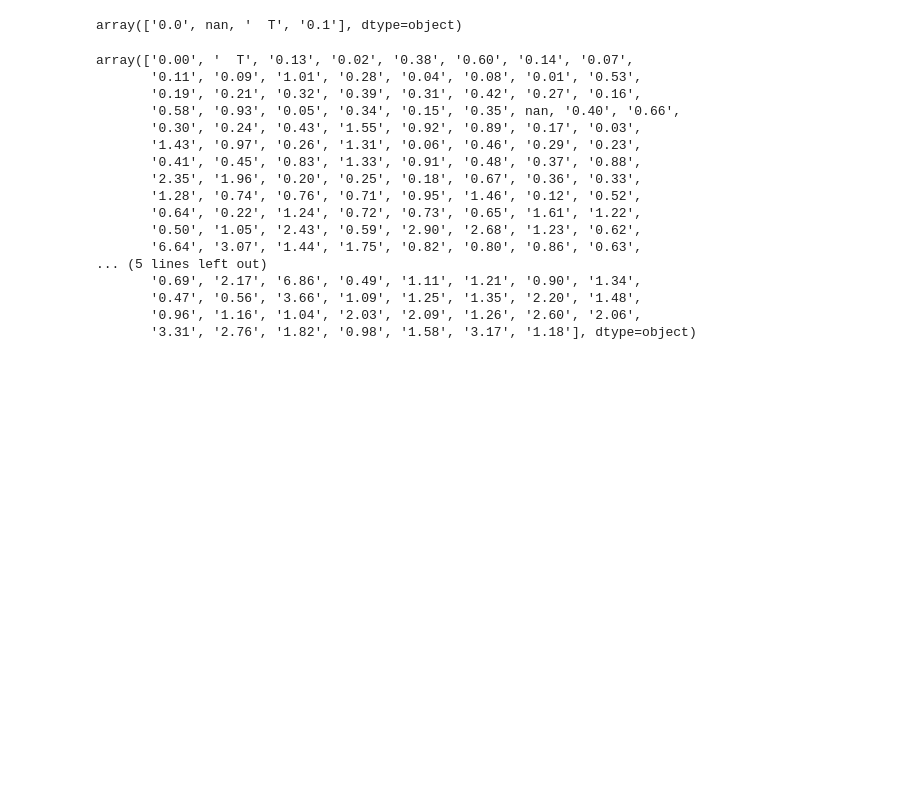
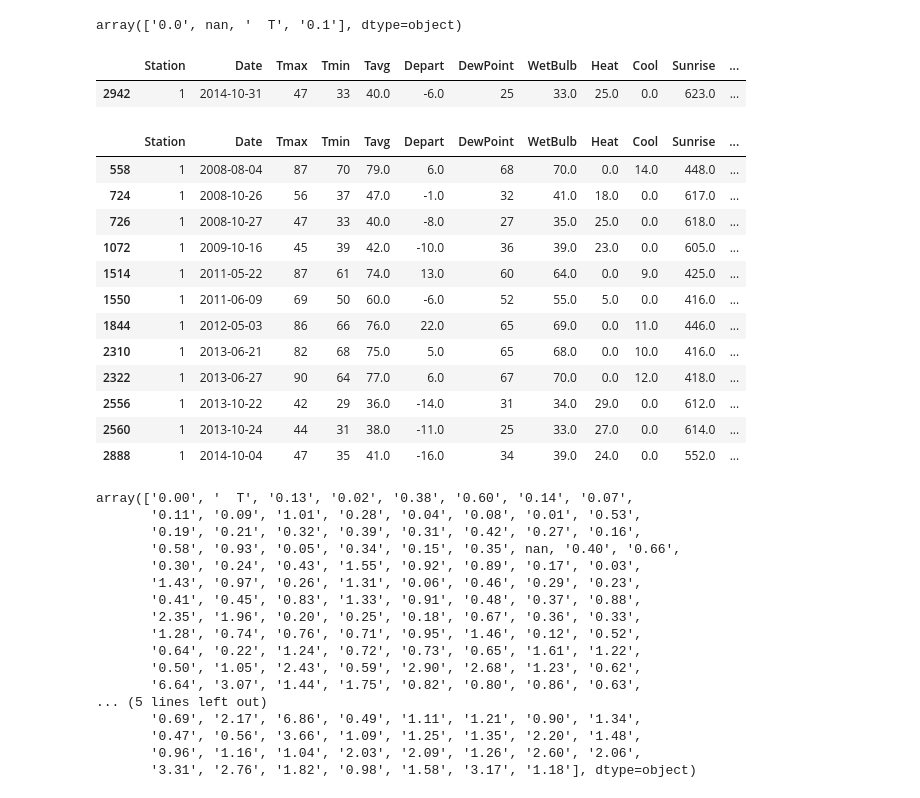
Before and after one commit to GA-DSI-DC-5-Team-1/West-Nile-Virus-Prediction, a Jupyter notebook: weather_all_features.ipynb, the cells around one changed output. Saved outputs shown, nothing was run; the diff lists cells and outputs as text; code cells hidden in the pictures; blank space fills up the shorter version.

```diff
--- a/weather_all_features.ipynb
+++ b/weather_all_features.ipynb
@@ -79,6 +79,27 @@ weather.SnowFall.unique()
 # Note the whitespace with T (gah!)
 # %% [output]
 array(['0.0', nan, '  T', '0.1'], dtype=object)
+# %%
+weather[weather.SnowFall=='0.1']
+# %% [output]
+|  | Station | Date | Tmax | Tmin | Tavg | Depart | DewPoint | WetBulb | Heat | Cool | Sunrise | ... |
+| 2942 | 1 | 2014-10-31 | 47 | 33 | 40.0 | -6.0 | 25 | 33.0 | 25.0 | 0.0 | 623.0 | ... |
+# %%
+weather[weather.SnowFall=='  T']
+# %% [output]
+|  | Station | Date | Tmax | Tmin | Tavg | Depart | DewPoint | WetBulb | Heat | Cool | Sunrise | ... |
+| 558 | 1 | 2008-08-04 | 87 | 70 | 79.0 | 6.0 | 68 | 70.0 | 0.0 | 14.0 | 448.0 | ... |
+| 724 | 1 | 2008-10-26 | 56 | 37 | 47.0 | -1.0 | 32 | 41.0 | 18.0 | 0.0 | 617.0 | ... |
+| 726 | 1 | 2008-10-27 | 47 | 33 | 40.0 | -8.0 | 27 | 35.0 | 25.0 | 0.0 | 618.0 | ... |
+| 1072 | 1 | 2009-10-16 | 45 | 39 | 42.0 | -10.0 | 36 | 39.0 | 23.0 | 0.0 | 605.0 | ... |
+| 1514 | 1 | 2011-05-22 | 87 | 61 | 74.0 | 13.0 | 60 | 64.0 | 0.0 | 9.0 | 425.0 | ... |
+| 1550 | 1 | 2011-06-09 | 69 | 50 | 60.0 | -6.0 | 52 | 55.0 | 5.0 | 0.0 | 416.0 | ... |
+| 1844 | 1 | 2012-05-03 | 86 | 66 | 76.0 | 22.0 | 65 | 69.0 | 0.0 | 11.0 | 446.0 | ... |
+| 2310 | 1 | 2013-06-21 | 82 | 68 | 75.0 | 5.0 | 65 | 68.0 | 0.0 | 10.0 | 416.0 | ... |
+| 2322 | 1 | 2013-06-27 | 90 | 64 | 77.0 | 6.0 | 67 | 70.0 | 0.0 | 12.0 | 418.0 | ... |
+| 2556 | 1 | 2013-10-22 | 42 | 29 | 36.0 | -14.0 | 31 | 34.0 | 29.0 | 0.0 | 612.0 | ... |
+| 2560 | 1 | 2013-10-24 | 44 | 31 | 38.0 | -11.0 | 25 | 33.0 | 27.0 | 0.0 | 614.0 | ... |
+| 2888 | 1 | 2014-10-04 | 47 | 35 | 41.0 | -16.0 | 34 | 39.0 | 24.0 | 0.0 | 552.0 | ... |
 # %%
 weather.PrecipTotal.unique()
 # Note the whitespace with T
```
Also changed, not shown: parts of 3 cells of this notebook, 42 other files.
